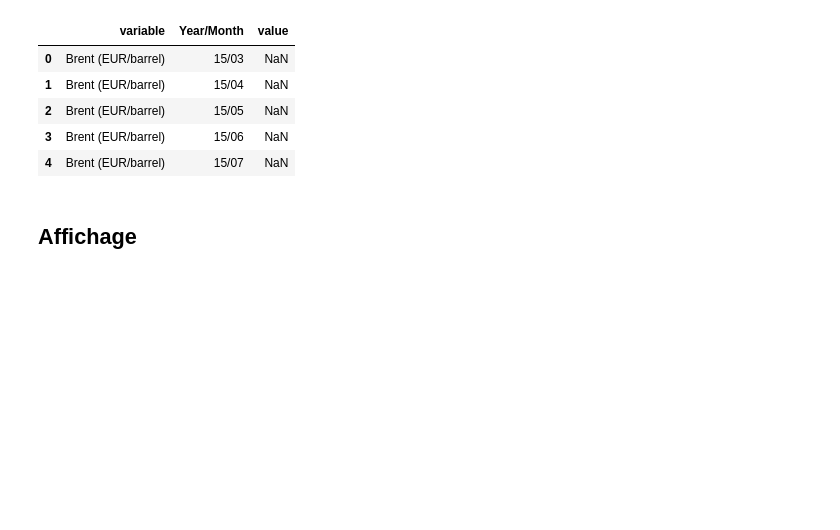
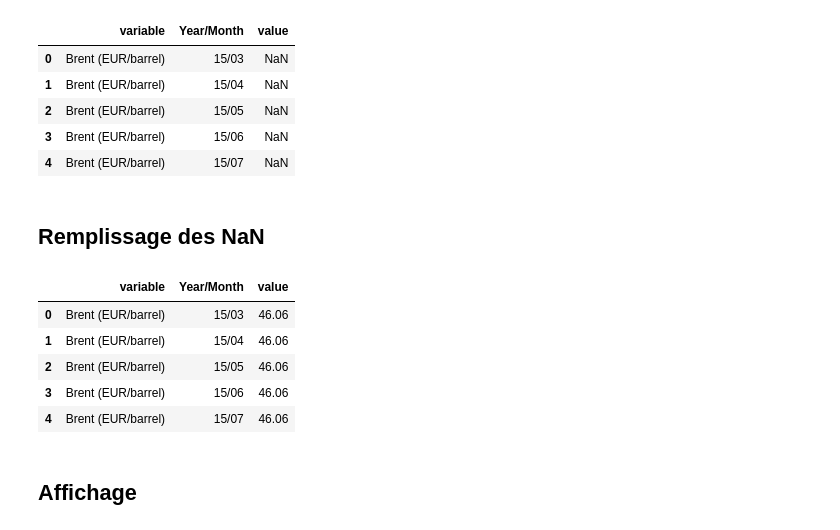
Before and after one commit to theo-soler/Projet_info, a Jupyter notebook: Dev.ipynb, the cells around one changed output. Drawn from its saved outputs; the diff is of its cells as text; code cells hidden in the pictures; blank space fills up the shorter version.

```diff
--- a/Dev.ipynb
+++ b/Dev.ipynb
@@ -20,6 +20,19 @@ tab.head()
 | 4 | Brent (EUR/barrel) | 15/07 | NaN |
 # %%
 tab.to_csv(r'tableau_by_month.csv', index = True, header = True)
+# %% [markdown]
+## Remplissage des NaN
+# %%
+tab = tab.fillna(method='bfill')
+
+tab.head()
+# %% [output]
+|  | variable | Year/Month | value |
+| 0 | Brent (EUR/barrel) | 15/03 | 46.06 |
+| 1 | Brent (EUR/barrel) | 15/04 | 46.06 |
+| 2 | Brent (EUR/barrel) | 15/05 | 46.06 |
+| 3 | Brent (EUR/barrel) | 15/06 | 46.06 |
+| 4 | Brent (EUR/barrel) | 15/07 | 46.06 |
 # %% [markdown]
 ## Affichage
 # %%
```
Also changed, not shown: parts of 3 cells of this notebook, 1 other file.
